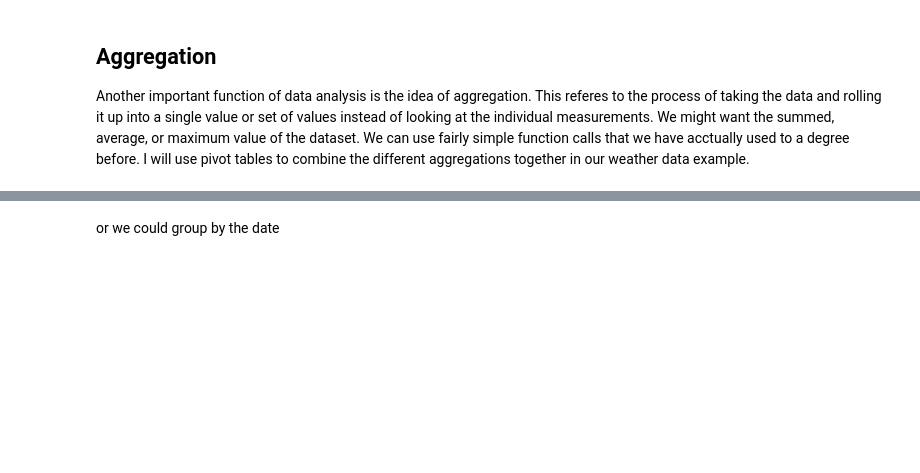
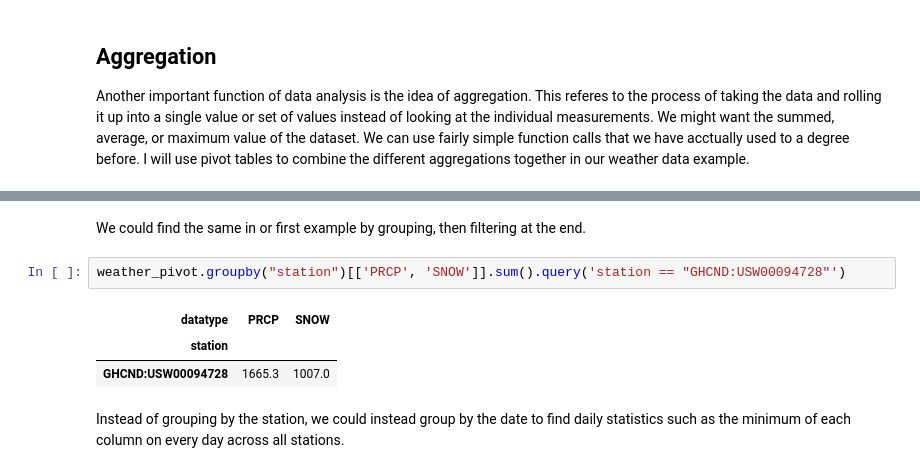
Before and after one commit to summitllc/data_science_101, a Jupyter notebook: Class 6 - Data Aggregation.ipynb, the cells around one changed output, grey strips where cells are left out. Saved outputs shown, nothing was run; the diff lists cells and outputs as text; blank space fills up the shorter version.

```diff
--- a/Class 6 - Data Aggregation.ipynb
+++ b/Class 6 - Data Aggregation.ipynb
@@ -111,4 +231,12 @@ weather_pivot.groupby("station")[['PRCP', 'SNOW']].sum()
-# %% [markdown]
-or we could group by the date
+# %% [markdown]
+We could find the same in or first example by grouping, then filtering at the end.
+# %%
+weather_pivot.groupby("station")[['PRCP', 'SNOW']].sum().query('station == "GHCND:USW00094728"')
+# %% [output]
+| datatype | PRCP | SNOW |
+| station |  |  |
+| GHCND:USW00094728 | 1665.3 | 1007.0 |
+# %% [markdown]
+Instead of grouping by the station, we could instead group by the date to find daily statistics such as the minimum of each column on every day across all stations.
 # %%
 weather_pivot.groupby('date').min()
```
Also changed, not shown: parts of 58 cells of this notebook, 1 other file.
